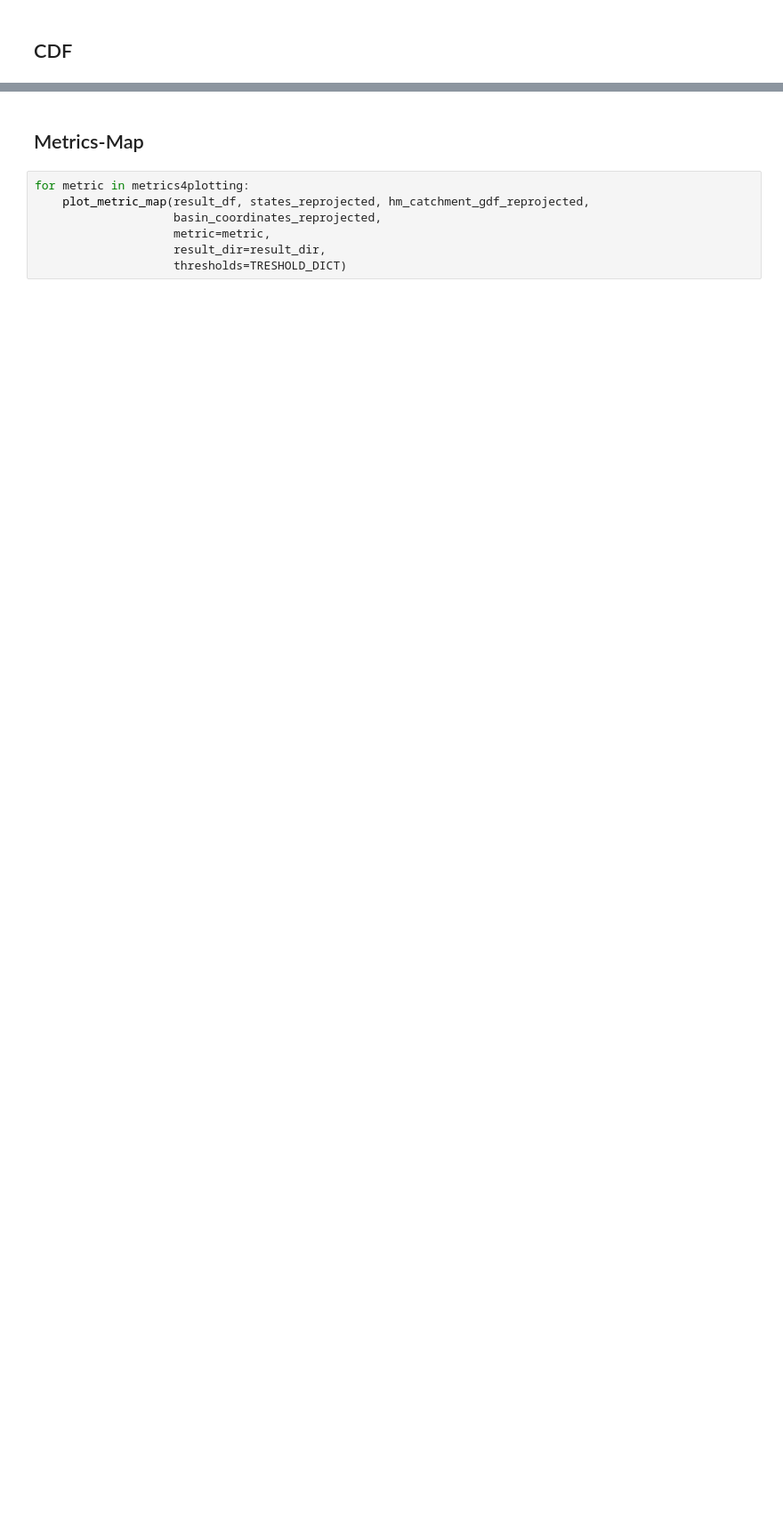
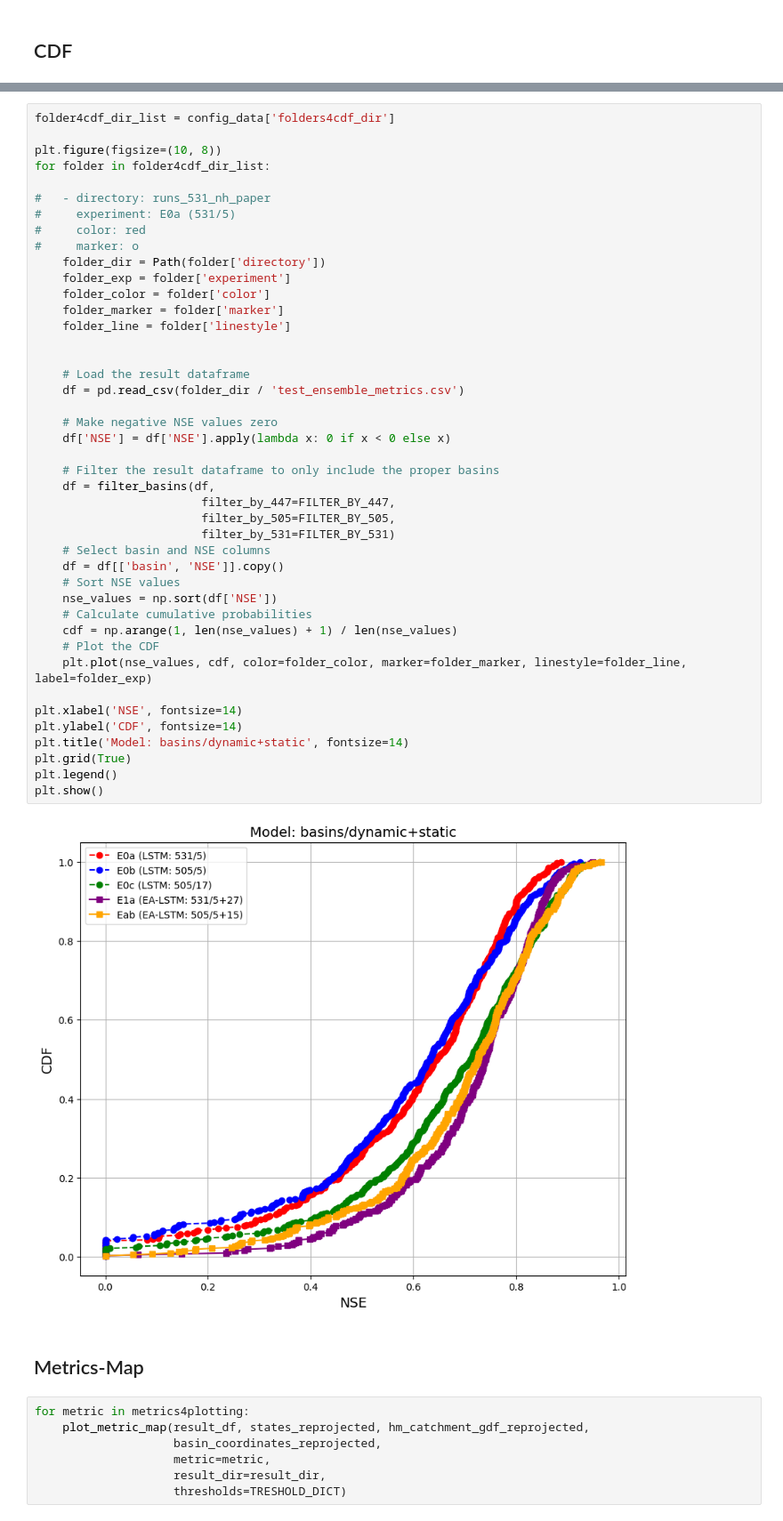
Before and after one commit to jpcurbelo/neuralhydrology_fork, a Jupyter notebook: camels_spat_scripts/postprocessing_scripts/nh_run_plots/nh_run_plots.ipynb, the cells around one changed output, grey strips where cells are left out. Shown at 89% size. Saved outputs shown, nothing was run; the diff lists cells and outputs as text; blank space fills up the shorter version.

Commit message:
Added cdf plots

```diff
--- a/camels_spat_scripts/postprocessing_scripts/nh_run_plots/nh_run_plots.ipynb
+++ b/camels_spat_scripts/postprocessing_scripts/nh_run_plots/nh_run_plots.ipynb
@@ -288,3 +312,48 @@ plt.show()
+# %%
+folder4cdf_dir_list = config_data['folders4cdf_dir']
+
+plt.figure(figsize=(10, 8))
+for folder in folder4cdf_dir_list:
+
+#   - directory: runs_531_nh_paper
+#     experiment: E0a (531/5)
+#     color: red
+#     marker: o
+    folder_dir = Path(folder['directory'])
+    folder_exp = folder['experiment']
+    folder_color = folder['color']
+    folder_marker = folder['marker']
+    folder_line = folder['linestyle']
+
+
+    # Load the result dataframe
+    df = pd.read_csv(folder_dir / 'test_ensemble_metrics.csv')
+
+    # Make negative NSE values zero
+    df['NSE'] = df['NSE'].apply(lambda x: 0 if x < 0 else x)
+
+    # Filter the result dataframe to only include the proper basins
+    df = filter_basins(df,
+                        filter_by_447=FILTER_BY_447,
+                        filter_by_505=FILTER_BY_505,
+                        filter_by_531=FILTER_BY_531)
+    # Select basin and NSE columns
+    df = df[['basin', 'NSE']].copy()
+    # Sort NSE values
+    nse_values = np.sort(df['NSE'])
+    # Calculate cumulative probabilities
+    cdf = np.arange(1, len(nse_values) + 1) / len(nse_values)
+    # Plot the CDF
+    plt.plot(nse_values, cdf, color=folder_color, marker=folder_marker, linestyle=folder_line, label=folder_exp)
+
+plt.xlabel('NSE', fontsize=14)
+plt.ylabel('CDF', fontsize=14)
+plt.title('Model: basins/dynamic+static', fontsize=14)
+plt.grid(True)
+plt.legend()
+plt.show()
+# %% [output]
+[figure, added]
 # %% [markdown]
 ## Metrics-Map
 # %%
```
Also changed, not shown: parts of 12 cells of this notebook, 9 other files.
